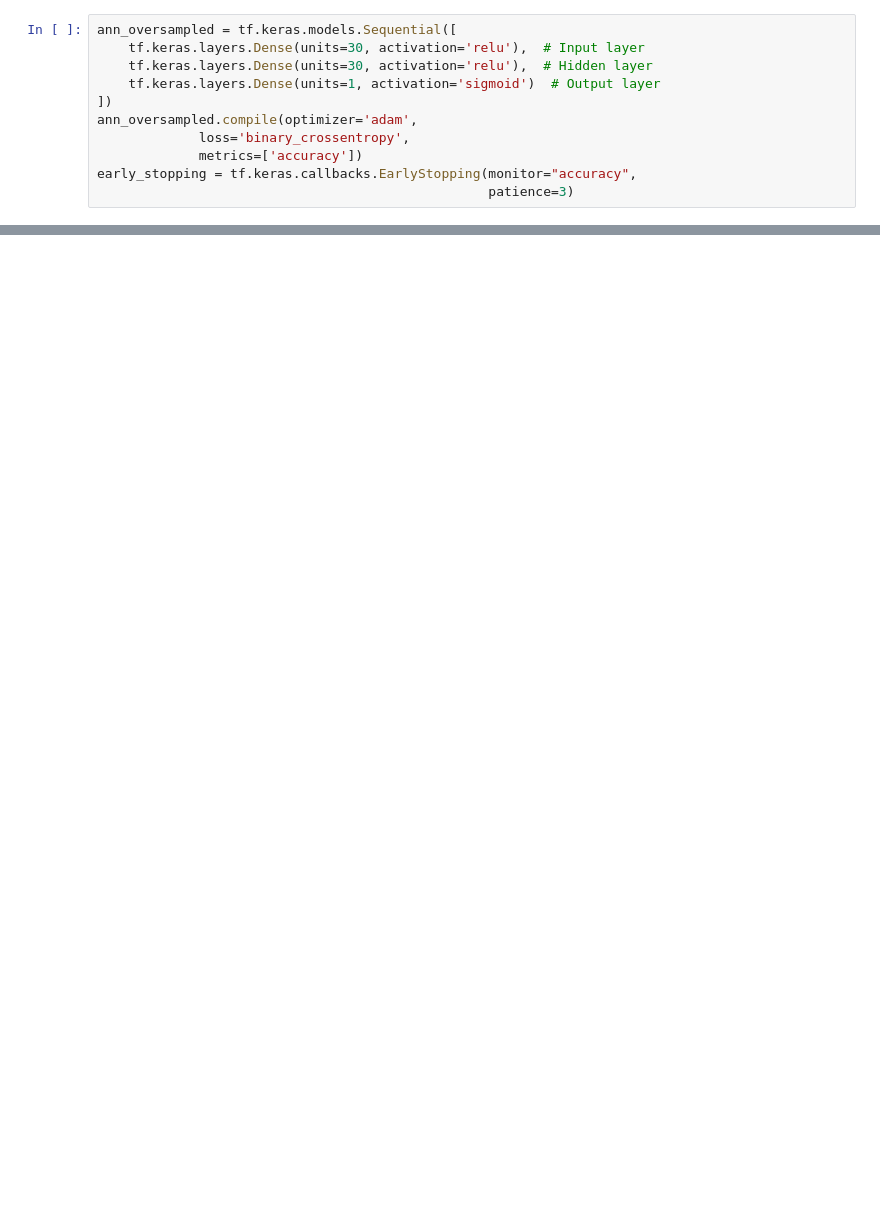
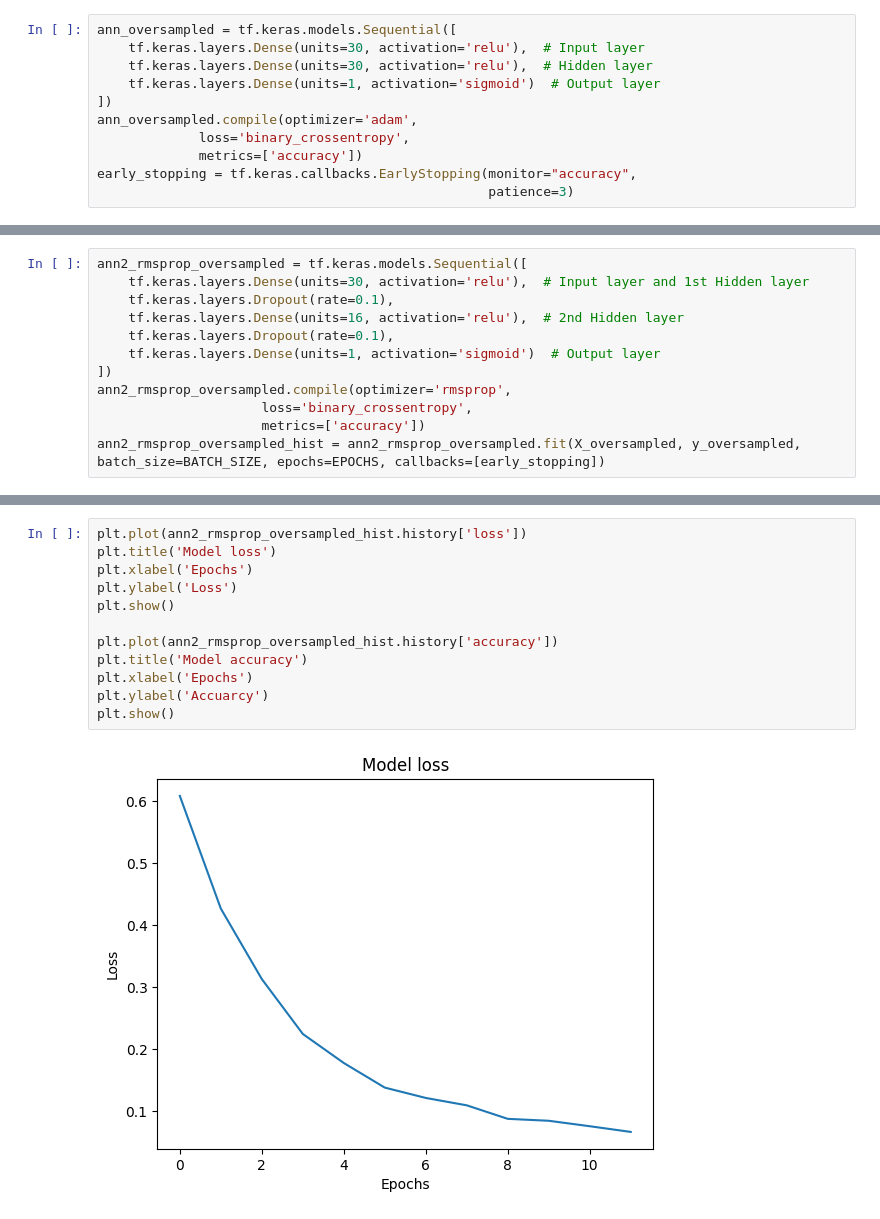
Before and after one commit to nikolavukotic/MachineLearning-ANNs, a Jupyter notebook: breast-cancer-classification-anns.ipynb, the cells around one changed output, grey strips where cells are left out. Saved outputs shown, nothing was run; the diff lists cells and outputs as text; blank space fills up the shorter version.

```diff
--- a/breast-cancer-classification-anns.ipynb
+++ b/breast-cancer-classification-anns.ipynb
@@ -1377,0 +1394,12 @@ weighted avg       0.96      0.96      0.96       114
+# %%
+ann2_rmsprop_oversampled = tf.keras.models.Sequential([
+    tf.keras.layers.Dense(units=30, activation='relu'),  # Input layer and 1st Hidden layer
+    tf.keras.layers.Dropout(rate=0.1),
+    tf.keras.layers.Dense(units=16, activation='relu'),  # 2nd Hidden layer
+    tf.keras.layers.Dropout(rate=0.1),
+    tf.keras.layers.Dense(units=1, activation='sigmoid')  # Output layer
+])
+ann2_rmsprop_oversampled.compile(optimizer='rmsprop',
+                     loss='binary_crossentropy',
+                     metrics=['accuracy'])
+ann2_rmsprop_oversampled_hist = ann2_rmsprop_oversampled.fit(X_oversampled, y_oversampled, batch_size=BATCH_SIZE, epochs=EPOCHS, callbacks=[early_stopping])
@@ -1377,0 +1424,14 @@ weighted avg       0.96      0.96      0.96       114
+# %%
+plt.plot(ann2_rmsprop_oversampled_hist.history['loss'])
+plt.title('Model loss')
+plt.xlabel('Epochs')
+plt.ylabel('Loss')
+plt.show()
+
+plt.plot(ann2_rmsprop_oversampled_hist.history['accuracy'])
+plt.title('Model accuracy')
+plt.xlabel('Epochs')
+plt.ylabel('Accuarcy')
+plt.show()
+# %% [output]
+[figure, added]
```
Also changed, not shown: parts of 105 cells of this notebook.
